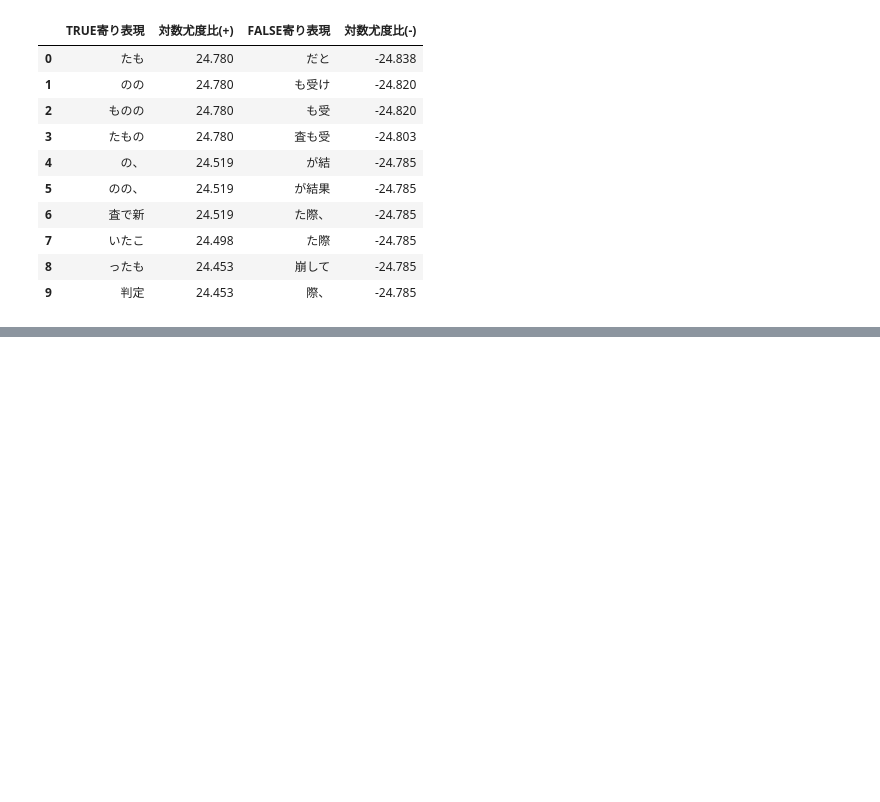
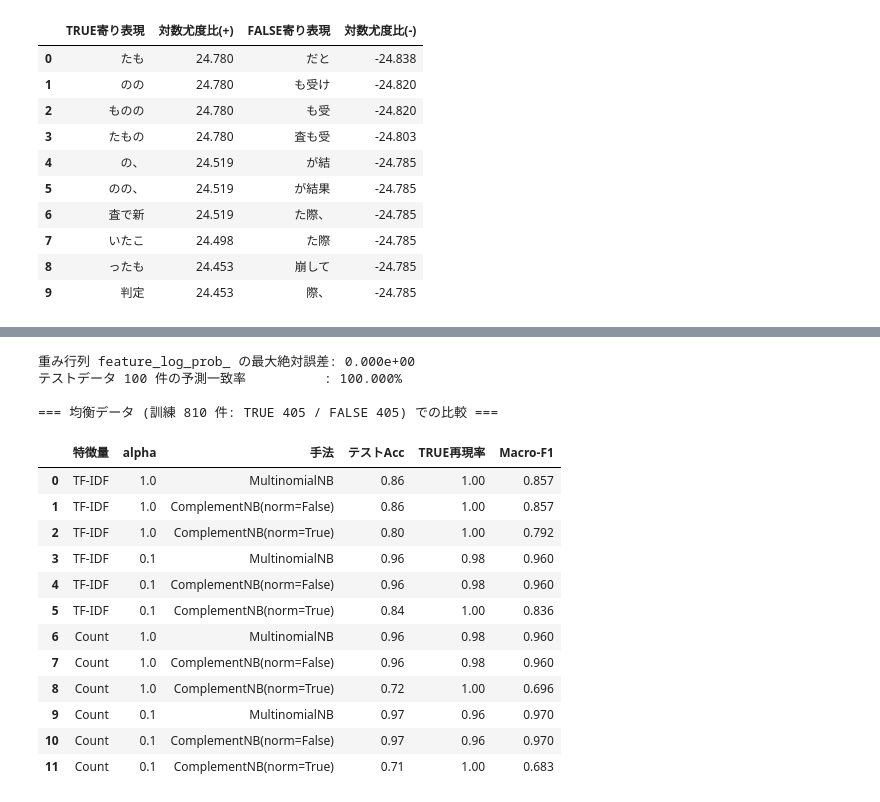
Before and after one commit to mamorlis/nlpbook, a Jupyter notebook: notebooks/ch2_svm_knn.ipynb, the cells around one changed output, grey strips where cells are left out. Saved outputs shown, nothing was run; the diff lists cells and outputs as text; code cells hidden in the pictures; blank space fills up the shorter version.

```diff
--- a/notebooks/ch2_svm_knn.ipynb
+++ b/notebooks/ch2_svm_knn.ipynb
@@ -270,0 +285,65 @@ display(top_llr_table(cnt_vec, X_train_cnt, alpha=1e-9))
+# %%
+import matplotlib.pyplot as plt
+from sklearn.metrics import precision_score, recall_score
+
+def fit_complement_nb_numpy(X, y, alpha=1.0, norm=True):
+    classes = np.unique(y)
+    V = X.shape[1]
+    comp_counts = np.vstack([np.asarray(X[y != c].sum(axis=0)).ravel() for c in classes])
+    comp_totals = comp_counts.sum(axis=1, keepdims=True)
+    theta = (comp_counts + alpha) / (comp_totals + alpha * V)
+    w = -np.log(theta)
+    if norm:
+        w = w / np.abs(w).sum(axis=1, keepdims=True)
+    return classes, w
+
+# 1. NumPy 自前実装と scikit-learn ComplementNB(alpha=1.0, norm=True) の一致検証
+classes_np, w_np = fit_complement_nb_numpy(X_train_cnt, y_train, alpha=1.0, norm=True)
+cnb_sk = ComplementNB(alpha=1.0, norm=True).fit(X_train_cnt, y_train)
+pred_np = classes_np[np.argmax(X_test_cnt @ w_np.T, axis=1)]
+pred_sk = cnb_sk.predict(X_test_cnt)
+
+max_w_diff = float(np.max(np.abs(cnb_sk.feature_log_prob_ - w_np)))
+print(f"重み行列 feature_log_prob_ の最大絶対誤差: {max_w_diff:.3e}")
+print(f"テストデータ 100 件の予測一致率          : {np.mean(pred_np == pred_sk):.3%}")
+
+# 2. 既存の均衡分割 (810/90/100) 上で MultinomialNB vs ComplementNB を比較
+bal_rows = []
+for feat_name, Xtr, Xte in [("TF-IDF", X_train, X_test), ("Count", X_train_cnt, X_test_cnt)]:
+    for alpha in [1.0, 0.1]:
+        for mname, clf in [
+            ("MultinomialNB", MultinomialNB(alpha=alpha)),
+            ("ComplementNB(norm=False)", ComplementNB(alpha=alpha, norm=False)),
+            ("ComplementNB(norm=True)", ComplementNB(alpha=alpha, norm=True)),
+        ]:
+            clf.fit(Xtr, y_train)
+            pte = clf.predict(Xte)
+            bal_rows.append({
+                "特徴量": feat_name,
+                "alpha": alpha,
+                "手法": mname,
+                "テストAcc": round(accuracy_score(y_test, pte), 3),
+                "TRUE再現率": round(recall_score(y_test, pte), 3),
+                "Macro-F1": round(f1_score(y_test, pte, average="macro"), 3),
+            })
+
+print("\n=== 均衡データ (訓練 810 件: TRUE 405 / FALSE 405) での比較 ===")
+display(pd.DataFrame(bal_rows))
+# %% [output]
+重み行列 feature_log_prob_ の最大絶対誤差: 0.000e+00
+テストデータ 100 件の予測一致率          : 100.000%
+
+=== 均衡データ (訓練 810 件: TRUE 405 / FALSE 405) での比較 ===
+|  | 特徴量 | alpha | 手法 | テストAcc | TRUE再現率 | Macro-F1 |
+| 0 | TF-IDF | 1.0 | MultinomialNB | 0.86 | 1.00 | 0.857 |
+| 1 | TF-IDF | 1.0 | ComplementNB(norm=False) | 0.86 | 1.00 | 0.857 |
+| 2 | TF-IDF | 1.0 | ComplementNB(norm=True) | 0.80 | 1.00 | 0.792 |
+| 3 | TF-IDF | 0.1 | MultinomialNB | 0.96 | 0.98 | 0.960 |
+| 4 | TF-IDF | 0.1 | ComplementNB(norm=False) | 0.96 | 0.98 | 0.960 |
+| 5 | TF-IDF | 0.1 | ComplementNB(norm=True) | 0.84 | 1.00 | 0.836 |
+| 6 | Count | 1.0 | MultinomialNB | 0.96 | 0.98 | 0.960 |
+| 7 | Count | 1.0 | ComplementNB(norm=False) | 0.96 | 0.98 | 0.960 |
+| 8 | Count | 1.0 | ComplementNB(norm=True) | 0.72 | 1.00 | 0.696 |
+| 9 | Count | 0.1 | MultinomialNB | 0.97 | 0.96 | 0.970 |
+| 10 | Count | 0.1 | ComplementNB(norm=False) | 0.97 | 0.96 | 0.970 |
+| 11 | Count | 0.1 | ComplementNB(norm=True) | 0.71 | 1.00 | 0.683 |
```
Also changed, not shown: parts of 11 cells of this notebook, 7 other files.
